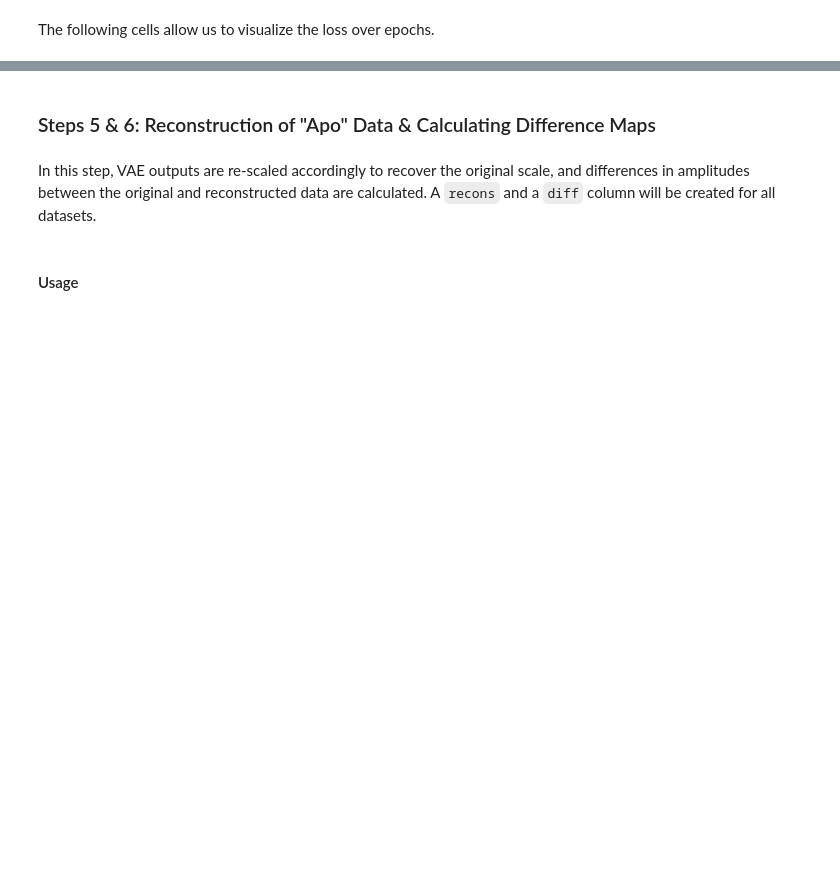
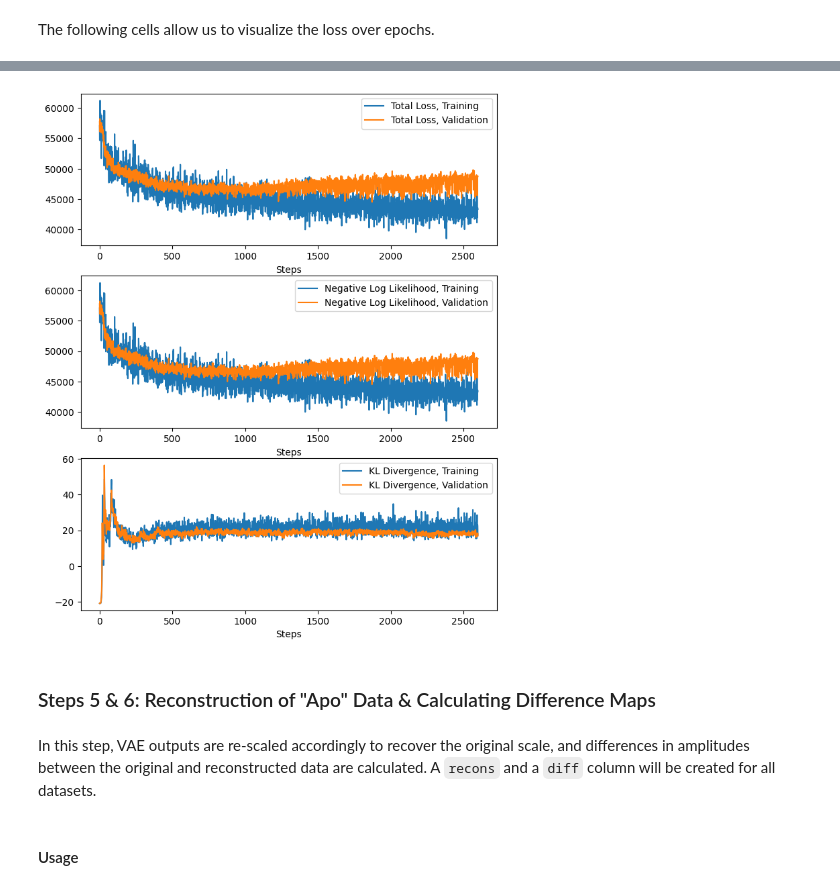
Before and after one commit to Hekstra-Lab/valdo, a Jupyter notebook: notebooks/pipeline.ipynb, the cells around one changed output, grey strips where cells are left out. Saved outputs shown, nothing was run; the diff lists cells and outputs as text; code cells hidden in the pictures; blank space fills up the shorter version.

```diff
--- a/notebooks/pipeline.ipynb
+++ b/notebooks/pipeline.ipynb
@@ -309,24 +641,26 @@ loss_array = np.array(vae.loss_train)
 # %%
-fig, axs = plt.subplots(nrows=3, ncols=1, figsize=[10,12])
+fig, axs = plt.subplots(nrows=3, ncols=1, figsize=[8,10])
 ax = axs.reshape(-1)
 
 ax[0].plot(loss_array[:,0], label='Total Loss, Training')
 ax[0].plot(loss_array[:,3], label='Total Loss, Validation')
 ax[0].set_xlabel("Steps")
 ax[0].legend()
 
 ax[1].plot(loss_array[:,1], label='Negative Log Likelihood, Training')
 ax[1].plot(loss_array[:,4], label='Negative Log Likelihood, Validation')
 ax[1].set_xlabel("Steps")
 ax[1].legend()
 
 ax[2].plot(loss_array[:,2], label='KL Divergence, Training')
 ax[2].plot(loss_array[:,5], label='KL Divergence, Validation')
 ax[2].set_xlabel("Steps")
 ax[2].legend()
 
 
 plt.show()
+# %% [output]
+[figure, added]
 # %% [markdown]
 ### Steps 5 & 6: Reconstruction of "Apo" Data & Calculating Difference Maps
 # %% [markdown]
```
Also changed, not shown: parts of 108 cells of this notebook, 12 other files.
